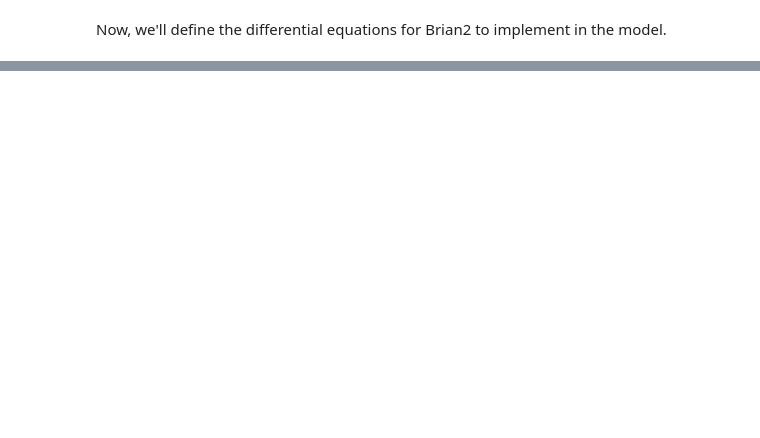
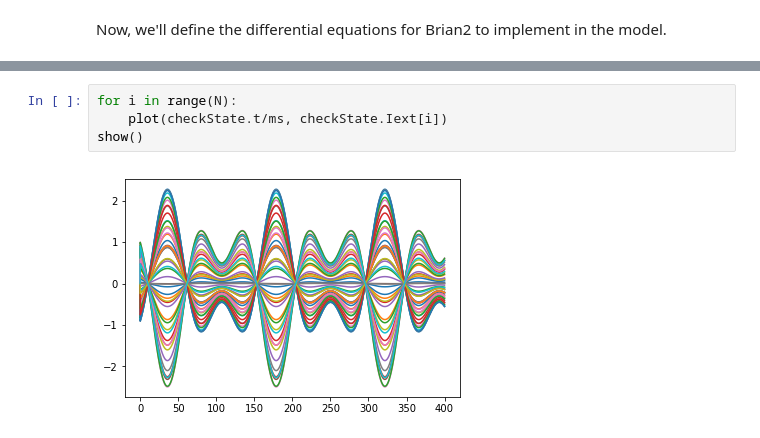
Before and after one commit to acellon/emc-brian-docker, a Jupyter notebook: src/emc-final-project.ipynb, the cells around one changed output, grey strips where cells are left out. Drawn from its saved outputs; the diff is of its cells as text; blank space fills up the shorter version.

```diff
--- a/src/emc-final-project.ipynb
+++ b/src/emc-final-project.ipynb
@@ -81,0 +208,6 @@ scatter(check_syn.i,check_syn.j,s=check_syn.A*2000)
+# %%
+for i in range(N):
+    plot(checkState.t/ms, checkState.Iext[i])
+show()
+# %% [output]
+[figure, added]
```
Also changed, not shown: parts of 25 cells of this notebook, 1 other file.
